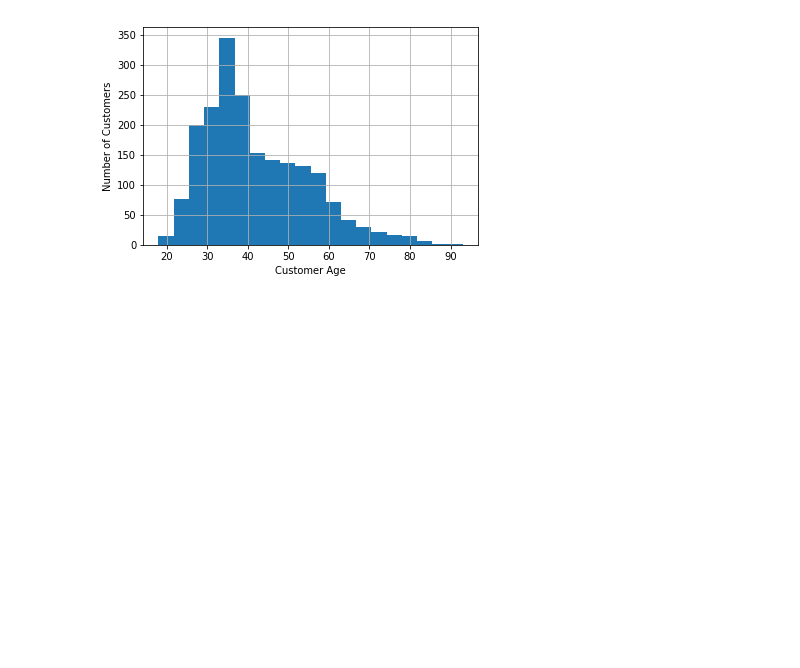
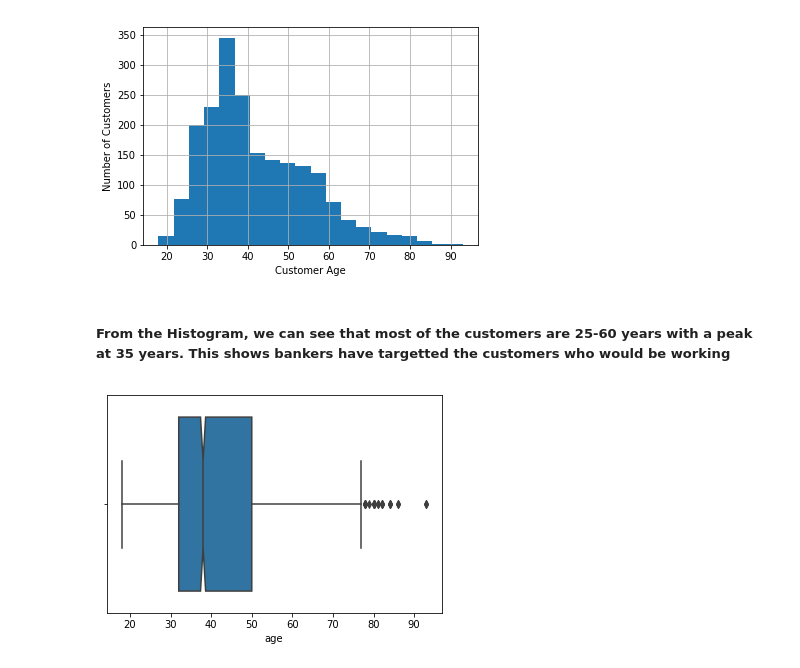
Before and after one commit to vipulpopat/MSCAI_Sem1_Etivity1, a Jupyter notebook: Etivity1.ipynb, the cells around one changed output. Cells and saved outputs as stored; diff of their text form; code cells hidden in the pictures; blank space fills up the shorter version.

```diff
--- a/Etivity1.ipynb
+++ b/Etivity1.ipynb
@@ -162,3 +150,11 @@ plt.ylabel('Number of Customers')
 plt.show()
 # %% [output]
 [figure]
+# %% [markdown]
+##### From the Histogram, we can see that most of the customers are 25-60 years with a peak at 35 years. This shows bankers have targetted the customers who would be working
+# %%
+# we look at boxplots to understand the distribution better
+sns.boxplot(x='age', data=df, notch=True)
+plt.show()
+# %% [output]
+[figure, added]
```
Also changed, not shown: parts of 19 cells of this notebook.
